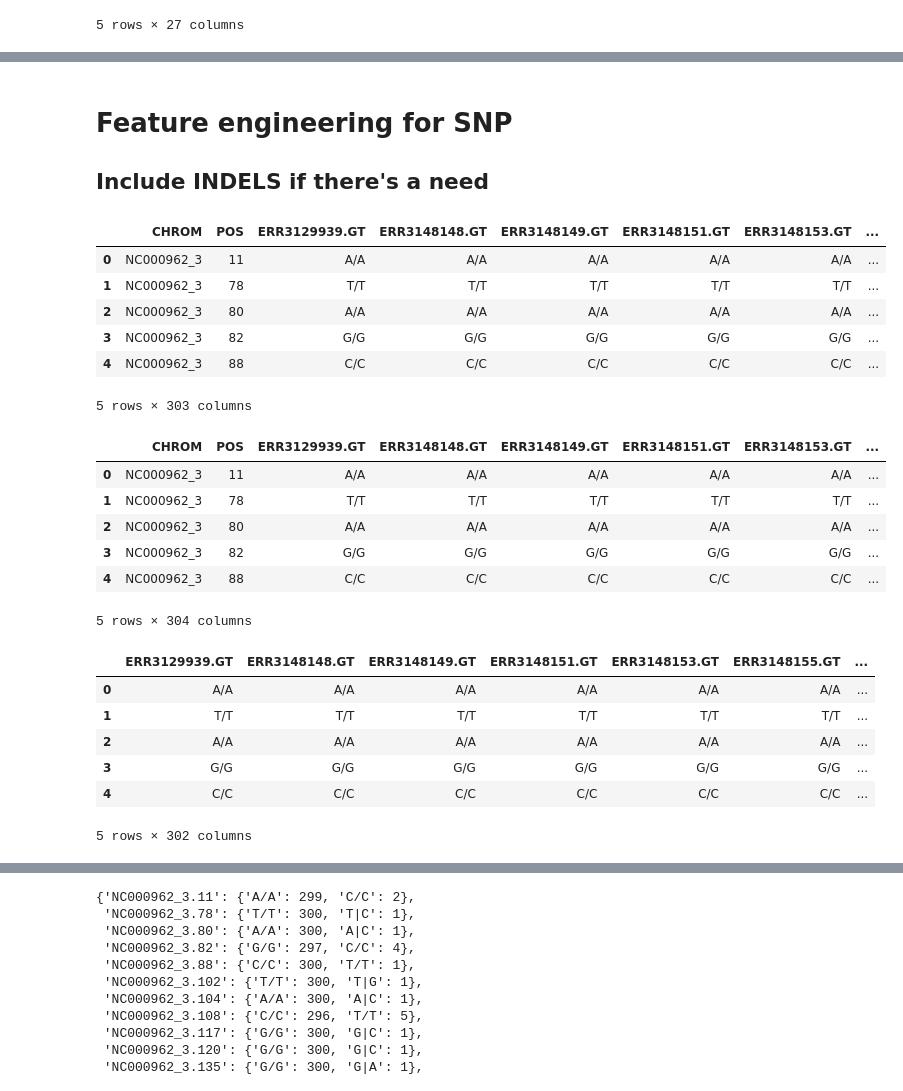
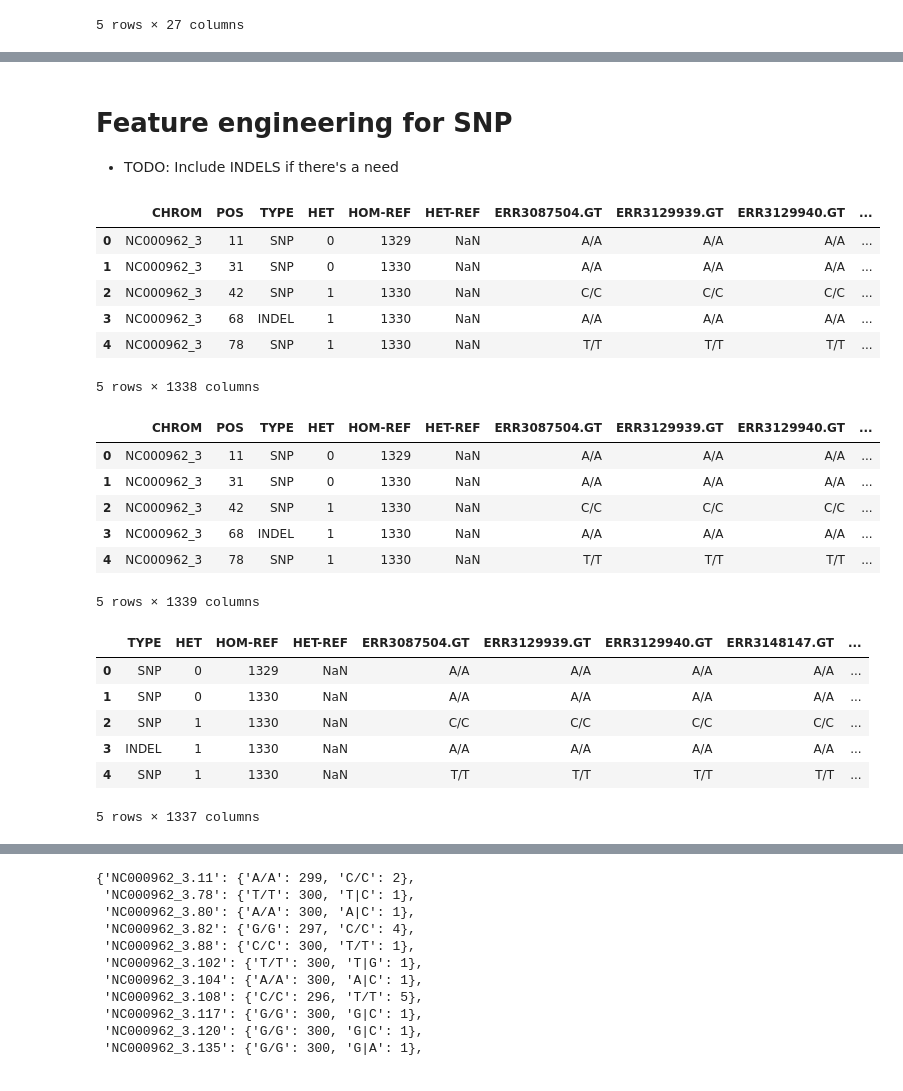
Before and after one commit to abhi18av/drug-resistance-prediction-cambiohack, a Jupyter notebook: src/notebooks/feature_engineering.ipynb, the cells around one changed output, grey strips where cells are left out. Drawn from its saved outputs; the diff is of its cells as text; code cells hidden in the pictures.

```diff
--- a/src/notebooks/feature_engineering.ipynb
+++ b/src/notebooks/feature_engineering.ipynb
@@ -165,40 +174,40 @@ resistance_status_df.head()
 # %% [markdown]
 # Feature engineering for SNP
 
-## Include INDELS if there's a need
+- TODO: Include INDELS if there's a need
 # %%
-vcf_df = pd.read_csv("../data/interim/cohort.bqsr.filter.snps.tsv", sep='\t')
+vcf_df = pd.read_csv("../data/processed/mdrlatam_cohort.bqsr.filter.snps.indels.tsv", sep='\t')
 vcf_df.head()
 # %% [output]
-|  | CHROM | POS | ERR3129939.GT | ERR3148148.GT | ERR3148149.GT | ERR3148151.GT | ERR3148153.GT | ... |
-| 0 | NC000962_3 | 11 | A/A | A/A | A/A | A/A | A/A | ... |
-| 1 | NC000962_3 | 78 | T/T | T/T | T/T | T/T | T/T | ... |
-| 2 | NC000962_3 | 80 | A/A | A/A | A/A | A/A | A/A | ... |
-| 3 | NC000962_3 | 82 | G/G | G/G | G/G | G/G | G/G | ... |
-| 4 | NC000962_3 | 88 | C/C | C/C | C/C | C/C | C/C | ... |
+|  | CHROM | POS | TYPE | HET | HOM-REF | HET-REF | ERR3087504.GT | ERR3129939.GT | ERR3129940.GT | ... |
+| 0 | NC000962_3 | 11 | SNP | 0 | 1329 | NaN | A/A | A/A | A/A | ... |
+| 1 | NC000962_3 | 31 | SNP | 0 | 1330 | NaN | A/A | A/A | A/A | ... |
+| 2 | NC000962_3 | 42 | SNP | 1 | 1330 | NaN | C/C | C/C | C/C | ... |
+| 3 | NC000962_3 | 68 | INDEL | 1 | 1330 | NaN | A/A | A/A | A/A | ... |
+| 4 | NC000962_3 | 78 | SNP | 1 | 1330 | NaN | T/T | T/T | T/T | ... |
-5 rows × 303 columns
+5 rows × 1338 columns
 # %%
 vcf_df['CHROM.POS'] = vcf_df.apply(lambda row: row.CHROM + "." + str(row.POS) , axis = 1)
 vcf_df.head()
 # %% [output]
-|  | CHROM | POS | ERR3129939.GT | ERR3148148.GT | ERR3148149.GT | ERR3148151.GT | ERR3148153.GT | ... |
-| 0 | NC000962_3 | 11 | A/A | A/A | A/A | A/A | A/A | ... |
-| 1 | NC000962_3 | 78 | T/T | T/T | T/T | T/T | T/T | ... |
-| 2 | NC000962_3 | 80 | A/A | A/A | A/A | A/A | A/A | ... |
-| 3 | NC000962_3 | 82 | G/G | G/G | G/G | G/G | G/G | ... |
-| 4 | NC000962_3 | 88 | C/C | C/C | C/C | C/C | C/C | ... |
+|  | CHROM | POS | TYPE | HET | HOM-REF | HET-REF | ERR3087504.GT | ERR3129939.GT | ERR3129940.GT | ... |
+| 0 | NC000962_3 | 11 | SNP | 0 | 1329 | NaN | A/A | A/A | A/A | ... |
+| 1 | NC000962_3 | 31 | SNP | 0 | 1330 | NaN | A/A | A/A | A/A | ... |
+| 2 | NC000962_3 | 42 | SNP | 1 | 1330 | NaN | C/C | C/C | C/C | ... |
+| 3 | NC000962_3 | 68 | INDEL | 1 | 1330 | NaN | A/A | A/A | A/A | ... |
+| 4 | NC000962_3 | 78 | SNP | 1 | 1330 | NaN | T/T | T/T | T/T | ... |
-5 rows × 304 columns
+5 rows × 1339 columns
 # %%
 vcf_df.drop(['CHROM', 'POS'], axis=1, inplace= True)
 vcf_df.head()
 # %% [output]
-|  | ERR3129939.GT | ERR3148148.GT | ERR3148149.GT | ERR3148151.GT | ERR3148153.GT | ERR3148155.GT | ... |
-| 0 | A/A | A/A | A/A | A/A | A/A | A/A | ... |
-| 1 | T/T | T/T | T/T | T/T | T/T | T/T | ... |
-| 2 | A/A | A/A | A/A | A/A | A/A | A/A | ... |
-| 3 | G/G | G/G | G/G | G/G | G/G | G/G | ... |
-| 4 | C/C | C/C | C/C | C/C | C/C | C/C | ... |
+|  | TYPE | HET | HOM-REF | HET-REF | ERR3087504.GT | ERR3129939.GT | ERR3129940.GT | ERR3148147.GT | ... |
+| 0 | SNP | 0 | 1329 | NaN | A/A | A/A | A/A | A/A | ... |
+| 1 | SNP | 0 | 1330 | NaN | A/A | A/A | A/A | A/A | ... |
+| 2 | SNP | 1 | 1330 | NaN | C/C | C/C | C/C | C/C | ... |
+| 3 | INDEL | 1 | 1330 | NaN | A/A | A/A | A/A | A/A | ... |
+| 4 | SNP | 1 | 1330 | NaN | T/T | T/T | T/T | T/T | ... |
-5 rows × 302 columns
+5 rows × 1337 columns
 # %%
 vcf_df.set_index('CHROM.POS', inplace= True)
 vcf_df.columns = list(map (lambda column: column.split(".")[0], vcf_df.columns))
```
Also changed, not shown: parts of 40 cells of this notebook, 5 other files.
